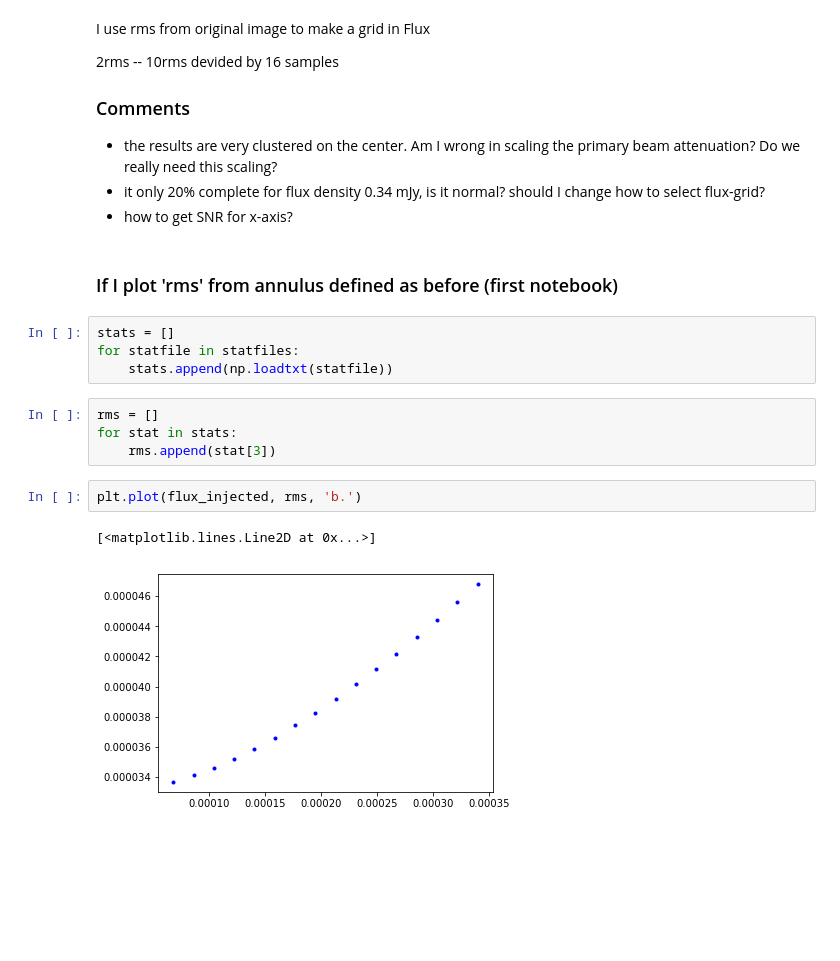
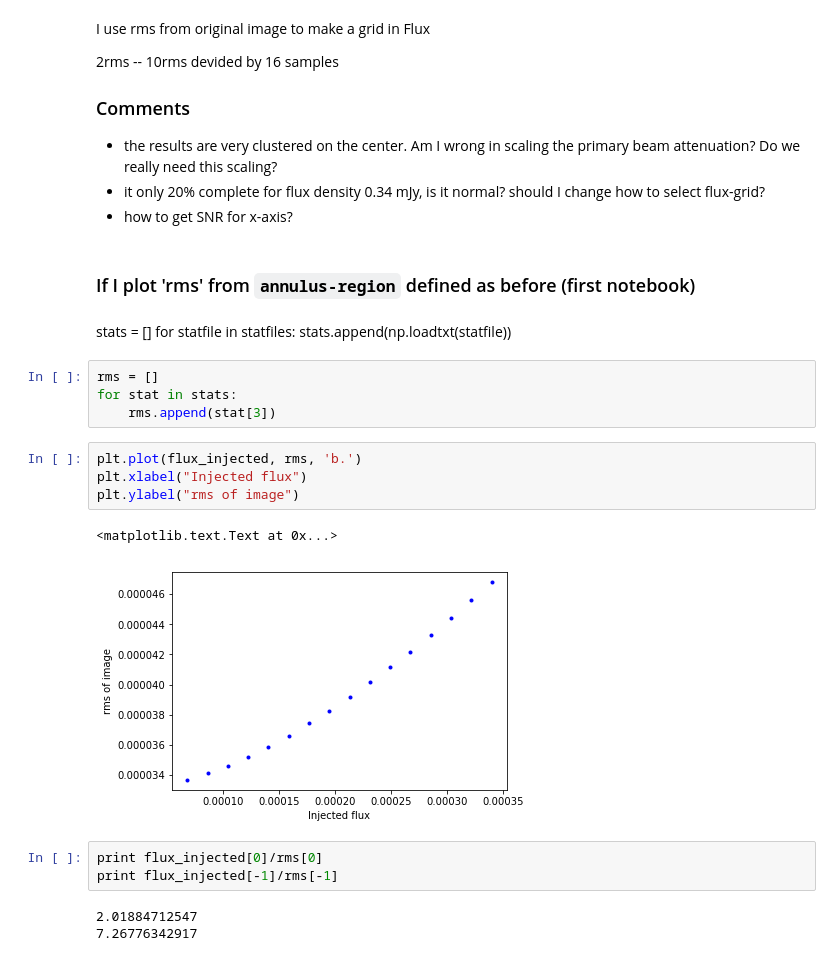
Before and after one commit to ridlo/radio_notebooks, a Jupyter notebook: completeness_test_02.ipynb, the cells around one changed output. Cells and saved outputs as stored; diff of their text form; blank space fills up the shorter version.

```diff
--- a/completeness_test_02.ipynb
+++ b/completeness_test_02.ipynb
@@ -340,17 +340,25 @@ I use rms from original image to make a grid in Flux
 - it only 20% complete for flux density 0.34 mJy, is it normal? should I change how to select flux-grid?
 - how to get SNR for x-axis?
 # %% [markdown]
-### If I plot 'rms' from annulus defined as before (first notebook)
+### If I plot 'rms' from <code>annulus-region</code> defined as before (first notebook)
-# %%
-stats = []
-for statfile in statfiles:
-    stats.append(np.loadtxt(statfile))
+# %% [markdown]
+stats = []
+for statfile in statfiles:
+    stats.append(np.loadtxt(statfile))
 # %%
 rms = []
 for stat in stats:
     rms.append(stat[3])
 # %%
 plt.plot(flux_injected, rms, 'b.')
+plt.xlabel("Injected flux")
+plt.ylabel("rms of image")
 # %% [output]
-[<matplotlib.lines.Line2D at 0x...>]
+<matplotlib.text.Text at 0x...>
-[figure, old version]
+[figure, new version]
+# %%
+print flux_injected[0]/rms[0]
+print flux_injected[-1]/rms[-1]
+# %% [output]
+2.01884712547
+7.26776342917
```
